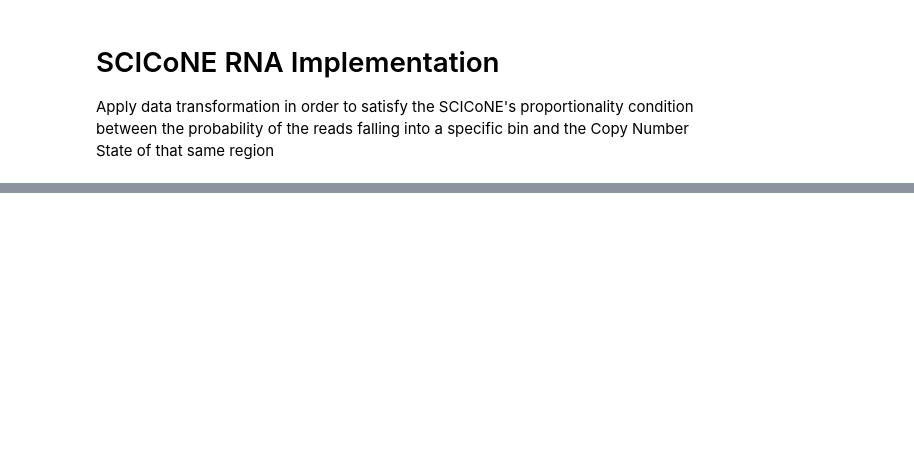
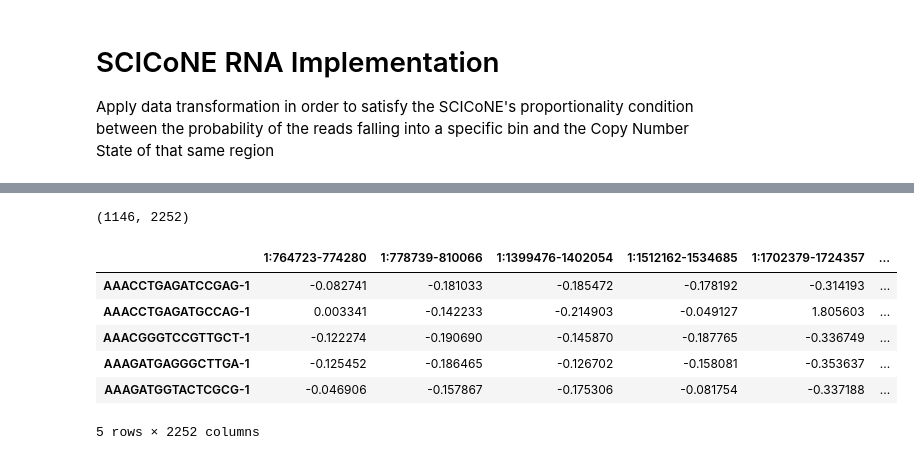
Before and after one commit to andress1002/SCICoNE_lab, a Jupyter notebook: rna_imp/rna_lab.ipynb, the cells around one changed output, grey strips where cells are left out. Saved outputs shown, nothing was run; the diff lists cells and outputs as text; code cells hidden in the pictures; blank space fills up the shorter version.

```diff
--- a/rna_imp/rna_lab.ipynb
+++ b/rna_imp/rna_lab.ipynb
@@ -49,0 +292,31 @@ genes = pd.read_csv(f'{scrna_path}/genes.tsv', sep='\t', header=None)
+# %%
+# Create cells by regions matrix
+import numpy as np
+import pandas as pd
+
+# Assuming gr_annotations contains the gene to region mapping
+gene_to_region = gr_annotations.df[['ensembl_gene_id', 'Chromosome', 'Start', 'End']]
+gene_to_region = gene_to_region.set_index('ensembl_gene_id')
+
+# Map genes to regions in adata
+adata.var = adata.var.join(gene_to_region, on='ensembl_gene_id')
+
+# Group by regions and sum counts
+regions = adata.var.groupby(['Chromosome', 'Start', 'End']).apply(lambda x: x.index.tolist())
+cells_by_regions = pd.DataFrame(index=adata.obs_names)
+
+for region, genes in regions.items():
+    region_name = f'{region[0]}:{region[1]}-{region[2]}'
+    cells_by_regions[region_name] = adata[:, genes].X.sum(axis=1)
+
+print(cells_by_regions.shape)
+cells_by_regions.head()
+# %% [output]
+(1146, 2252)
+|  | 1:764723-774280 | 1:778739-810066 | 1:1399476-1402054 | 1:1512162-1534685 | 1:1702379-1724357 | ... |
+| AAACCTGAGATCCGAG-1 | -0.082741 | -0.181033 | -0.185472 | -0.178192 | -0.314193 | ... |
+| AAACCTGAGATGCCAG-1 | 0.003341 | -0.142233 | -0.214903 | -0.049127 | 1.805603 | ... |
+| AAACGGGTCCGTTGCT-1 | -0.122274 | -0.190690 | -0.145870 | -0.187765 | -0.336749 | ... |
+| AAAGATGAGGGCTTGA-1 | -0.125452 | -0.186465 | -0.126702 | -0.158081 | -0.353637 | ... |
+| AAAGATGGTACTCGCG-1 | -0.046906 | -0.157867 | -0.175306 | -0.081754 | -0.337188 | ... |
+5 rows × 2252 columns
```
Also changed, not shown: parts of 25 cells of this notebook, 3 other files.
